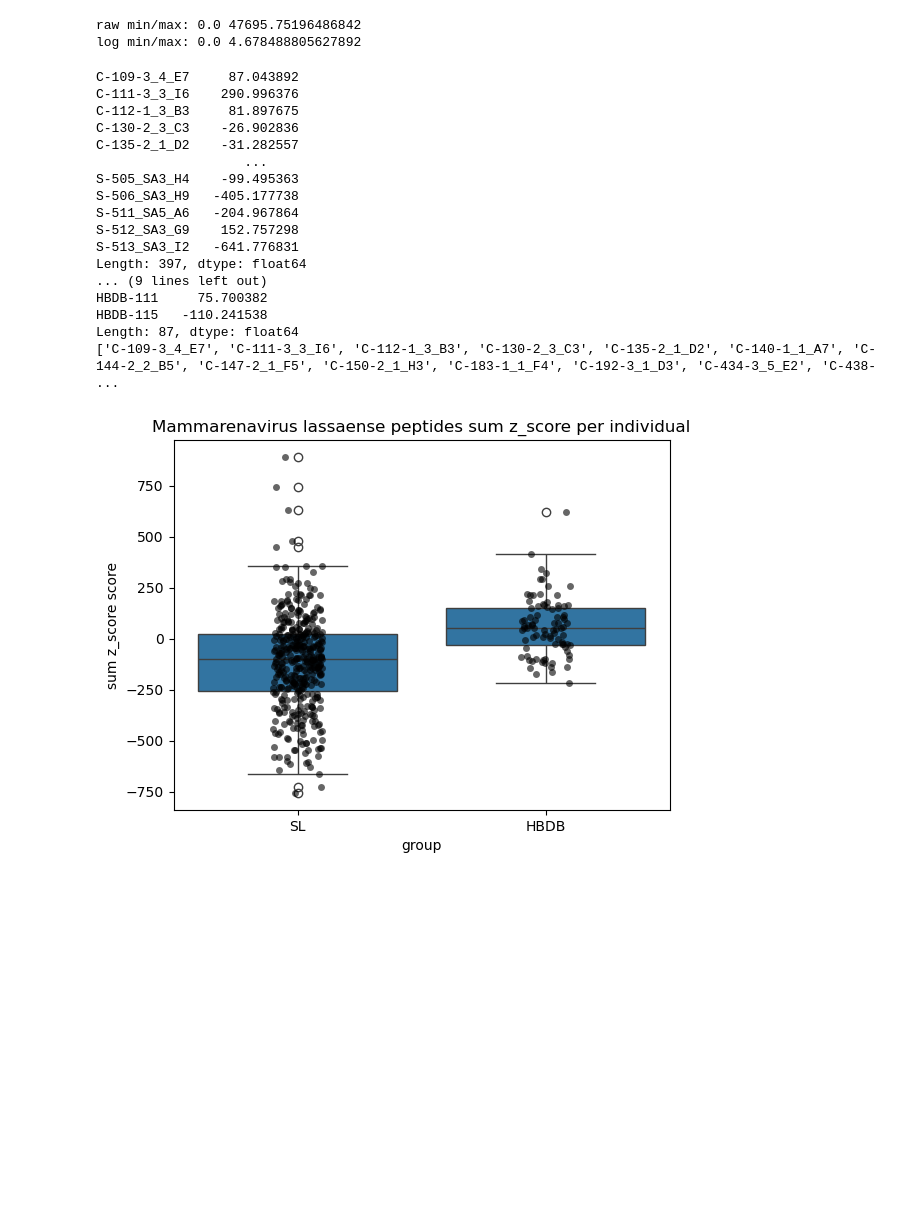
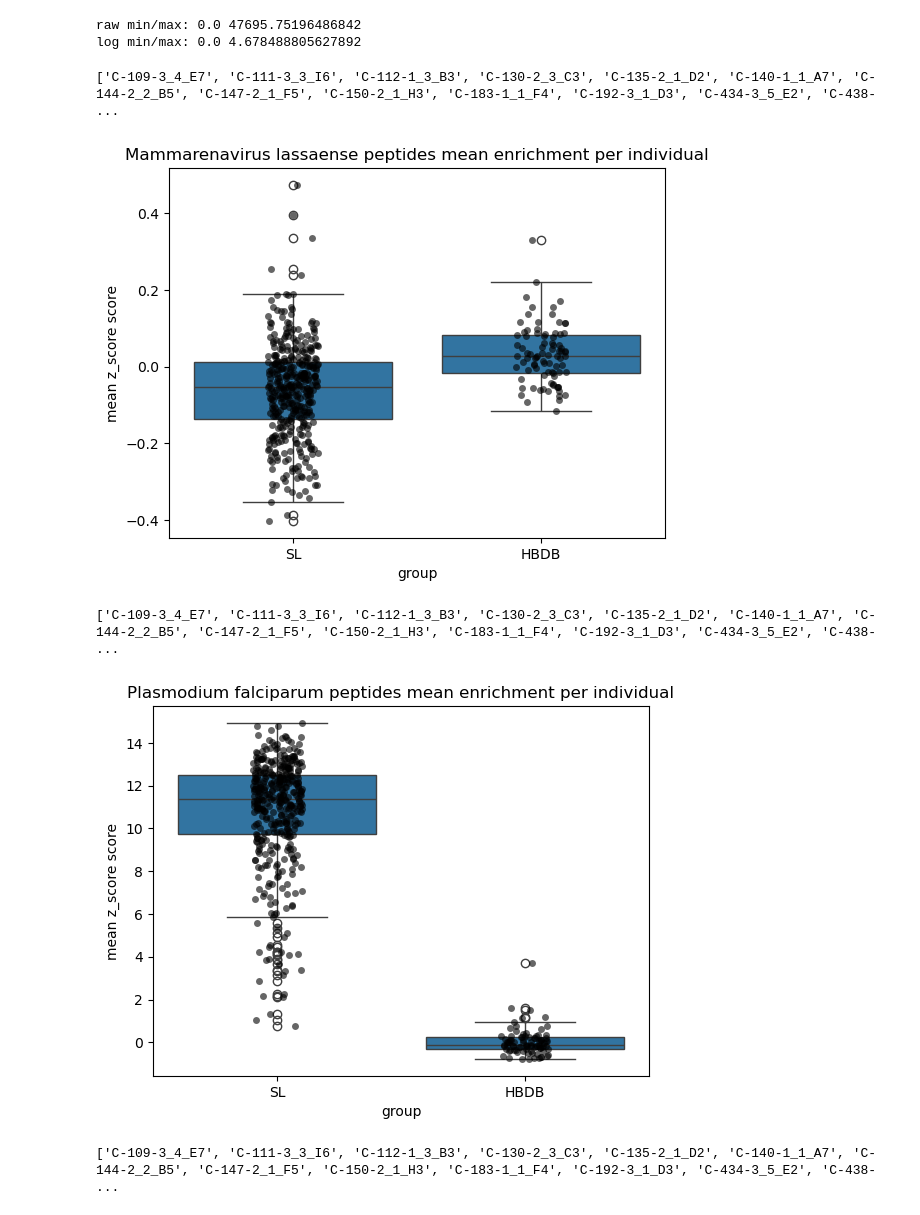
Before and after one commit to sporak577/lasv_phipseq_2026, a Jupyter notebook: Figure_3_lasv_phipseq_signal.ipynb, the cells around one changed output. Cells and saved outputs as stored; diff of their text form; code cells hidden in the pictures; blank space fills up the shorter version.

```diff
--- a/Figure_3_lasv_phipseq_signal.ipynb
+++ b/Figure_3_lasv_phipseq_signal.ipynb
@@ -83,9 +86,6 @@ def species_boxplot(data,  metadata, species:str, agg = "mean", dtype = "z_score
     else:
         raise ValueError("agg must be one of: 'mean', 'median' 'max', 'sum'")
 
-    print(sl_summary)
-    print(hbdb_summary)
-
     plot_df = pd.DataFrame({
         "value": pd.concat([sl_summary, hbdb_summary], axis=0).values,
         "group": ["SL"] * len(sl_summary.index)+ ["HBDB"] * len(hbdb_summary.index),
@@ -97,29 +97,19 @@ def species_boxplot(data,  metadata, species:str, agg = "mean", dtype = "z_score
 
     sns.boxplot(data = plot_df, x = "group", y = "value")
     sns.stripplot(data=plot_df, x="group", y="value", color="black", alpha=0.6, jitter=True)
-    plt.title(f"{species} peptides {agg} {dtype} per individual")
+    plt.title(f"{species} peptides {agg} enrichment per individual")
     plt.ylabel(f'{agg} {dtype} score')
+
+    plt.savefig(f'./Figure3/{species}_max_{dtype}_enrichment_sl_hbdb_boxplot.png', dpi=300, bbox_inches='tight')
     plt.show()
 # %%
 species = ["Mammarenavirus lassaense", "Plasmodium falciparum", "Orthoflavivirus zikaense", "Orthoflavivirus denguei", "Orthonairovirus haemorrhagiae", "Trypanosoma cruzi"]
 # %%
-species_boxplot(data = df_plot, metadata = peps_metadata, species = 'Mammarenavirus lassaense', agg = 'sum')
+for sp in species:
+    species_boxplot(data = df_plot, metadata = peps_metadata, species = sp, agg = 'mean')
 # %% [output]
-C-109-3_4_E7     87.043892
-C-111-3_3_I6    290.996376
-C-112-1_3_B3     81.897675
-C-130-2_3_C3    -26.902836
-C-135-2_1_D2    -31.282557
-                   ...
-S-505_SA3_H4    -99.495363
-S-506_SA3_H9   -405.177738
-S-511_SA5_A6   -204.967864
-S-512_SA3_G9    152.757298
-S-513_SA3_I2   -641.776831
-Length: 397, dtype: float64
-... (9 lines left out)
-HBDB-111     75.700382
-HBDB-115   -110.241538
-Length: 87, dtype: float64
 ['C-109-3_4_E7', 'C-111-3_3_I6', 'C-112-1_3_B3', 'C-130-2_3_C3', 'C-135-2_1_D2', 'C-140-1_1_A7', 'C-144-2_2_B5', 'C-147-2_1_F5', 'C-150-2_1_H3', 'C-183-1_1_F4', 'C-192-3_1_D3', 'C-434-3_5_E2', 'C-438- ...
-[figure, old version]
+[figure, new version]
+['C-109-3_4_E7', 'C-111-3_3_I6', 'C-112-1_3_B3', 'C-130-2_3_C3', 'C-135-2_1_D2', 'C-140-1_1_A7', 'C-144-2_2_B5', 'C-147-2_1_F5', 'C-150-2_1_H3', 'C-183-1_1_F4', 'C-192-3_1_D3', 'C-434-3_5_E2', 'C-438- ...
+[figure, added]
+['C-109-3_4_E7', 'C-111-3_3_I6', 'C-112-1_3_B3', 'C-130-2_3_C3', 'C-135-2_1_D2', 'C-140-1_1_A7', 'C-144-2_2_B5', 'C-147-2_1_F5', 'C-150-2_1_H3', 'C-183-1_1_F4', 'C-192-3_1_D3', 'C-434-3_5_E2', 'C-438- ...
```
Also changed, not shown: parts of 18 cells of this notebook, 13 other files.
